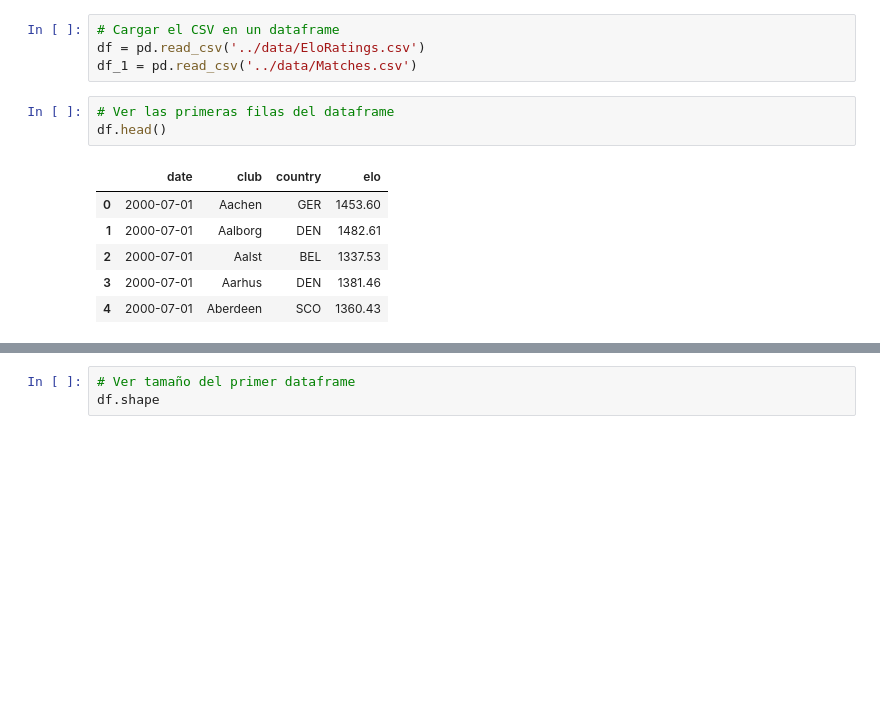
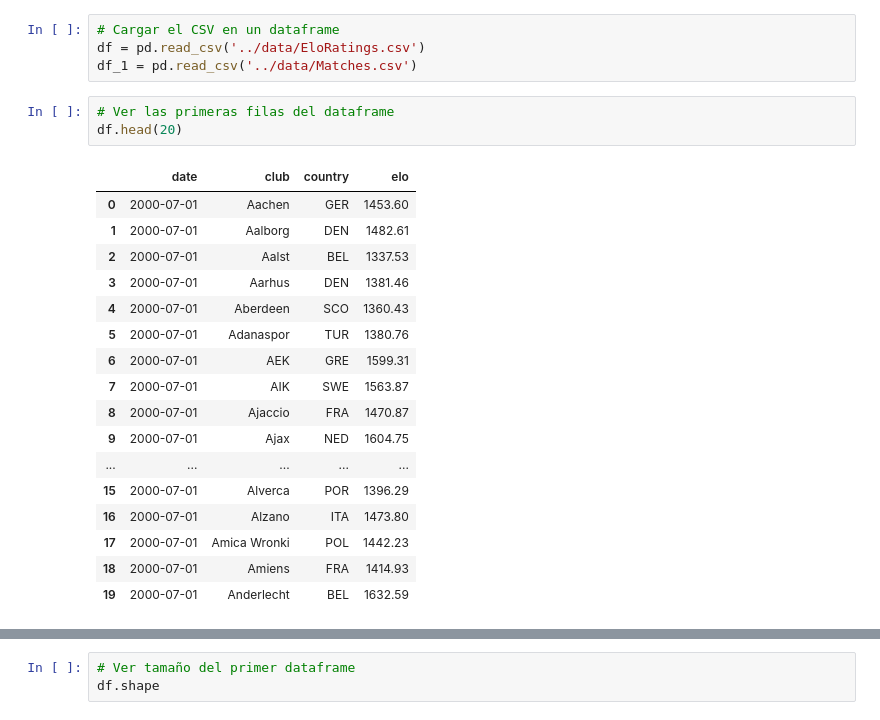
Before and after one commit to 4GeeksAcademy/Steven_Carlos_proyecto-final_, a Jupyter notebook: src/steven.ipynb, the cells around one changed output, grey strips where cells are left out. Cells and saved outputs as stored; diff of their text form; blank space fills up the shorter version.

```diff
--- a/src/steven.ipynb
+++ b/src/steven.ipynb
@@ -14,11 +14,22 @@ df = pd.read_csv('../data/EloRatings.csv')
 df_1 = pd.read_csv('../data/Matches.csv')
 # %%
 # Ver las primeras filas del dataframe
-df.head()
+df.head(20)
 # %% [output]
 |  | date | club | country | elo |
 | 0 | 2000-07-01 | Aachen | GER | 1453.60 |
 | 1 | 2000-07-01 | Aalborg | DEN | 1482.61 |
 | 2 | 2000-07-01 | Aalst | BEL | 1337.53 |
 | 3 | 2000-07-01 | Aarhus | DEN | 1381.46 |
 | 4 | 2000-07-01 | Aberdeen | SCO | 1360.43 |
+| 5 | 2000-07-01 | Adanaspor | TUR | 1380.76 |
+| 6 | 2000-07-01 | AEK | GRE | 1599.31 |
+| 7 | 2000-07-01 | AIK | SWE | 1563.87 |
+| 8 | 2000-07-01 | Ajaccio | FRA | 1470.87 |
+| 9 | 2000-07-01 | Ajax | NED | 1604.75 |
+| ... | ... | ... | ... | ... |
+| 15 | 2000-07-01 | Alverca | POR | 1396.29 |
+| 16 | 2000-07-01 | Alzano | ITA | 1473.80 |
+| 17 | 2000-07-01 | Amica Wronki | POL | 1442.23 |
+| 18 | 2000-07-01 | Amiens | FRA | 1414.93 |
+| 19 | 2000-07-01 | Anderlecht | BEL | 1632.59 |
```
Also changed, not shown: parts of 17 cells of this notebook.
